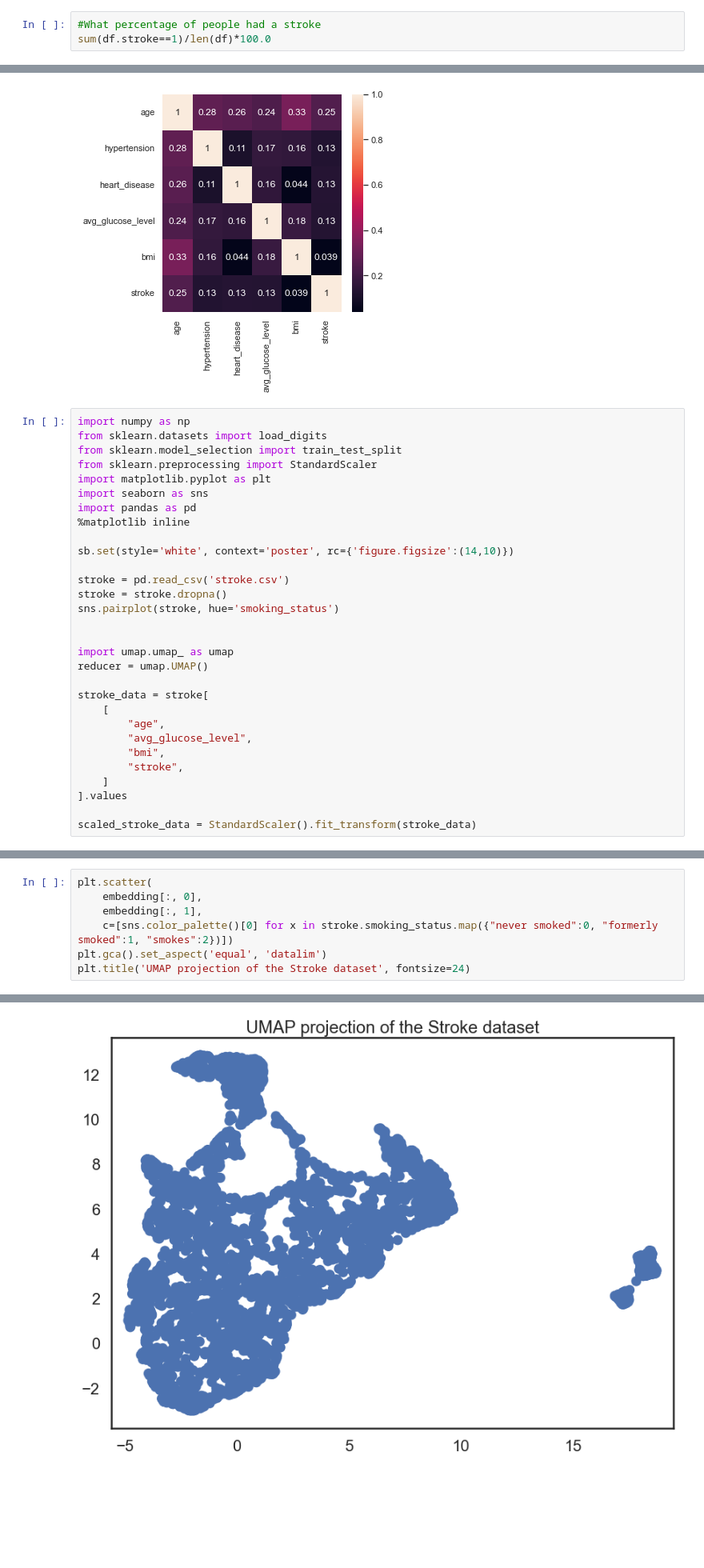
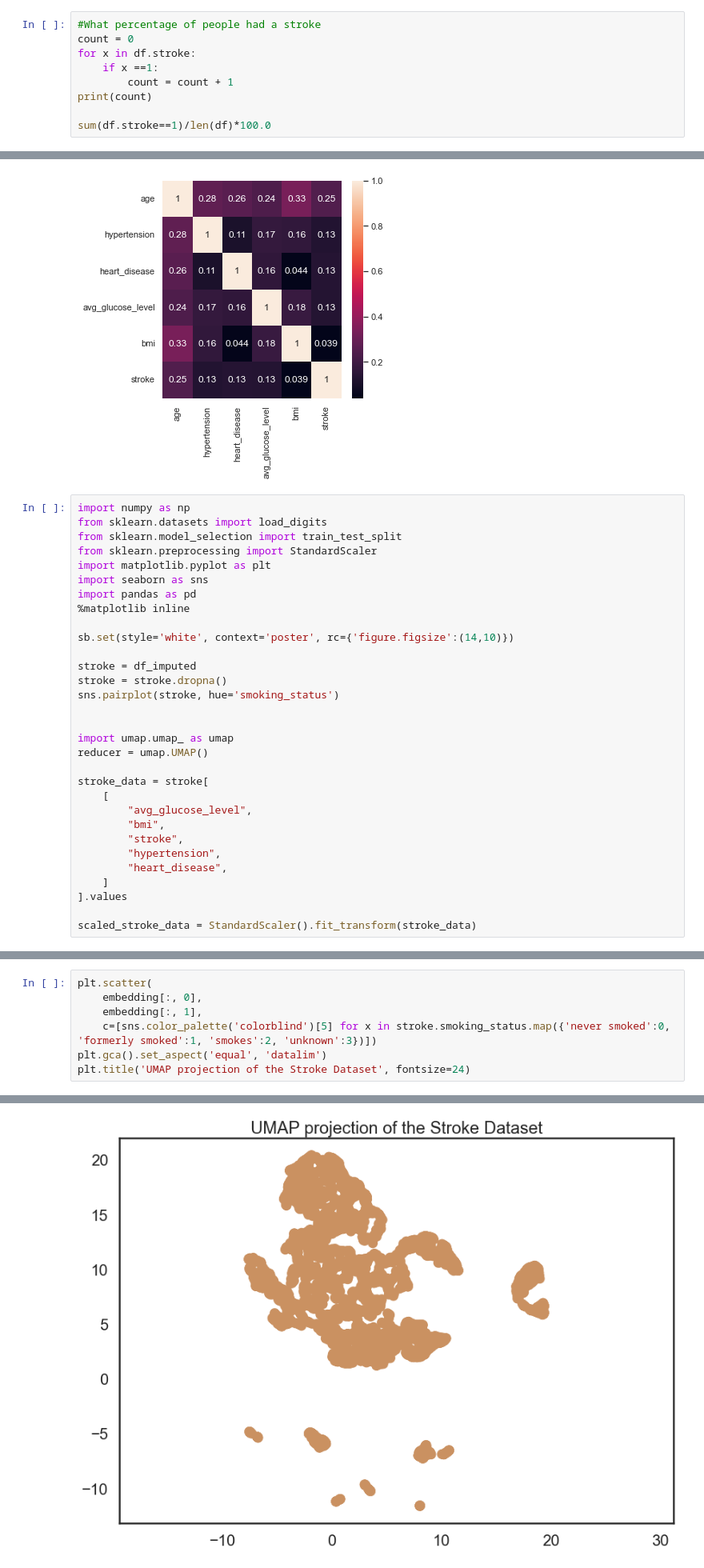
Before and after one commit to lukedemaio/MLLab01, a Jupyter notebook: Stroke Data Visualization.ipynb, the cells around one changed output, grey strips where cells are left out. Shown at 80% size. Drawn from its saved outputs; the diff is of its cells as text; blank space fills up the shorter version.

```diff
--- a/Stroke Data Visualization.ipynb
+++ b/Stroke Data Visualization.ipynb
@@ -59,5 +59,11 @@ memory usage: 479.2+ KB
 None
 # %%
 #What percentage of people had a stroke
+count = 0
+for x in df.stroke:
+    if x ==1:
+        count = count + 1
+print(count)
+
 sum(df.stroke==1)/len(df)*100.0
 # %% [output]
@@ -639,7 +654,7 @@ import pandas as pd
 
 sb.set(style='white', context='poster', rc={'figure.figsize':(14,10)})
 
-stroke = pd.read_csv('stroke.csv')
+stroke = df_imputed
 stroke = stroke.dropna()
 sns.pairplot(stroke, hue='smoking_status')
 
@@ -649,10 +664,11 @@ reducer = umap.UMAP()
 
 stroke_data = stroke[
     [
-        "age",
         "avg_glucose_level",
         "bmi",
         "stroke",
+        "hypertension",
+        "heart_disease",
     ]
 ].values
 
@@ -668,7 +684,7 @@ embedding.shape
 plt.scatter(
     embedding[:, 0],
     embedding[:, 1],
-    c=[sns.color_palette()[0] for x in stroke.smoking_status.map({"never smoked":0, "formerly smoked":1, "smokes":2})])
+    c=[sns.color_palette('colorblind')[5] for x in stroke.smoking_status.map({'never smoked':0, 'formerly smoked':1, 'smokes':2, 'unknown':3})])
 plt.gca().set_aspect('equal', 'datalim')
-plt.title('UMAP projection of the Stroke dataset', fontsize=24)
+plt.title('UMAP projection of the Stroke Dataset', fontsize=24)
 # %% [output]
@@ -676,3 +692,3 @@ Text(0.5, 1.0, 'UMAP projection of the Stroke dataset')
-[figure, old version]
+[figure, new version]
 # %% [markdown]
 Cite: https://umap-learn.readthedocs.io/en/latest/basic_usage.html
```
Also changed, not shown: parts of 13 cells of this notebook.
